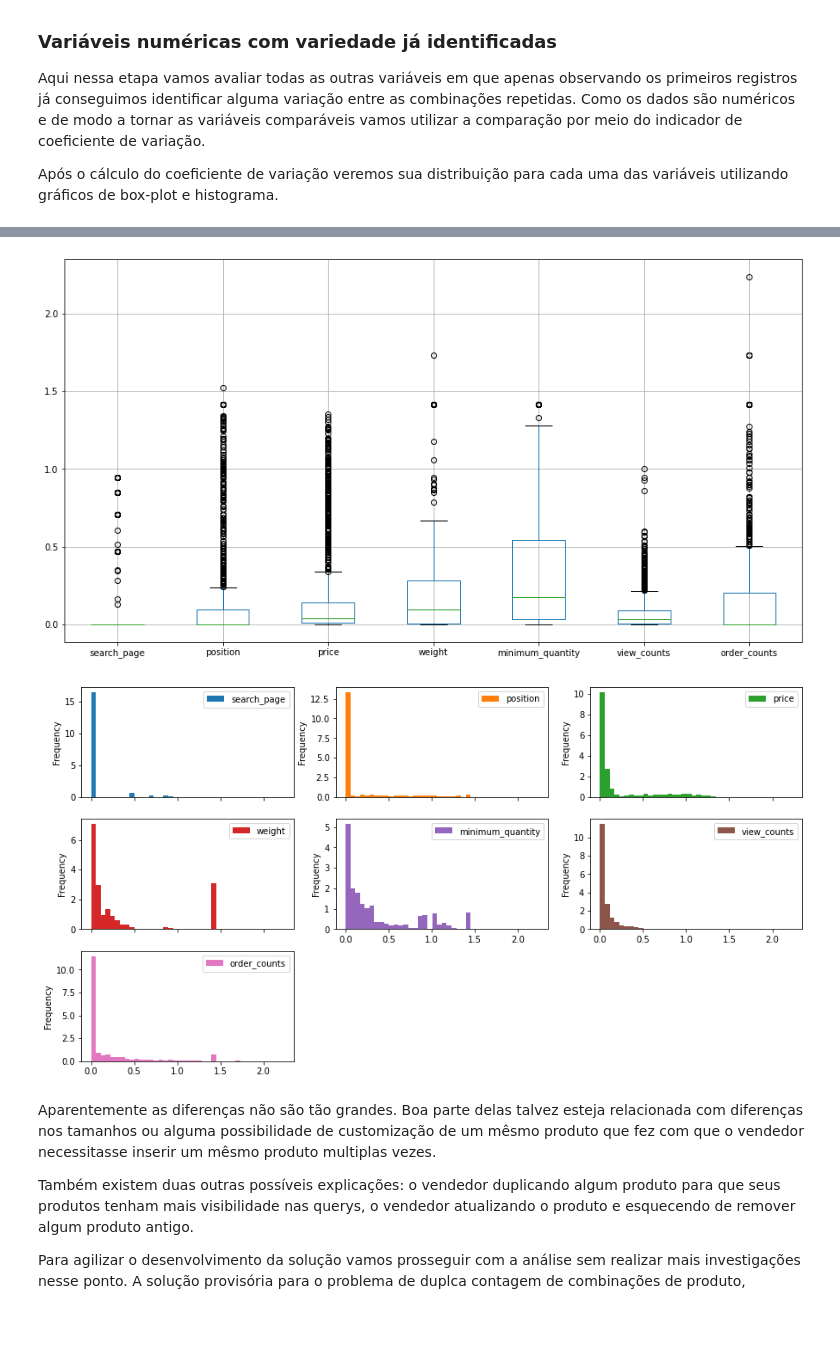
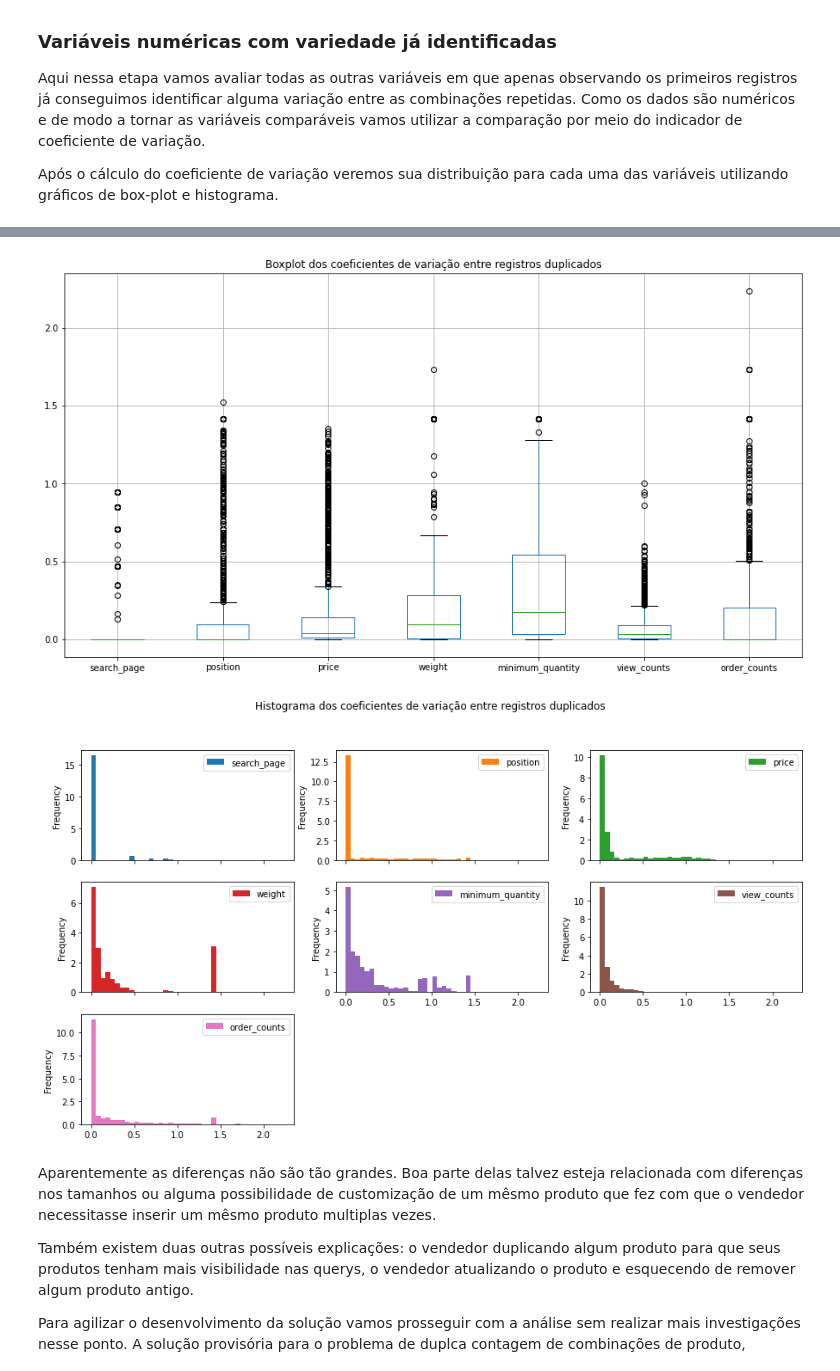
Before and after one commit to leofmr/product_recommender, a Jupyter notebook: notebooks/0 - data_prepare.ipynb, the cells around one changed output, grey strips where cells are left out. Drawn from its saved outputs; the diff is of its cells as text; code cells hidden in the pictures; blank space fills up the shorter version.

```diff
--- a/notebooks/0 - data_prepare.ipynb
+++ b/notebooks/0 - data_prepare.ipynb
@@ -126,7 +126,7 @@ df["creation_date"].head()
 4    2017-05-09 13:18:38
 Name: creation_date, dtype: object
 # %%
-df["creation_date"] = pd.to_datetime(df["creation_date"], format="Y-m-d H:M:S")
+df["creation_date"] = pd.to_datetime(df["creation_date"], format="%Y-%m-%d %H:%M:%S")
 df["creation_date"].head()
 # %% [output]
 0   2015-11-14 19:42:12
@@ -354,19 +354,21 @@ unique_group_stats.head()
 | 79079 | 3204847 | presente personalizado dia dos pais | 0.0 | 1.414214 | 0.000273 | 0.000000 | 0.848528 | 0.047753 | ... |
 # %%
 unique_group_stats.boxplot(figsize=(15, 8))
+plt.title("Boxplot dos coeficientes de variação entre registros duplicados")
 plt.show()
 # %% [output]
-[figure, old version]
+[figure, new version]
 # %%
 unique_group_stats.plot(subplots=True,
                         kind="hist",
                         layout=(3, 3),
                         figsize=(15, 8),
                         bins=40,
-                        density=True)
+                        density=True,
+                        title="Histograma dos coeficientes de variação entre registros duplicados")
 plt.show()
 # %% [output]
-[figure, old version]
+[figure, new version]
 # %% [markdown]
 Aparentemente as diferenças não são tão grandes. Boa parte delas talvez esteja
 relacionada com diferenças nos tamanhos ou alguma possibilidade de customização
```
Also changed, not shown: parts of 9 cells of this notebook, 2 other files.
